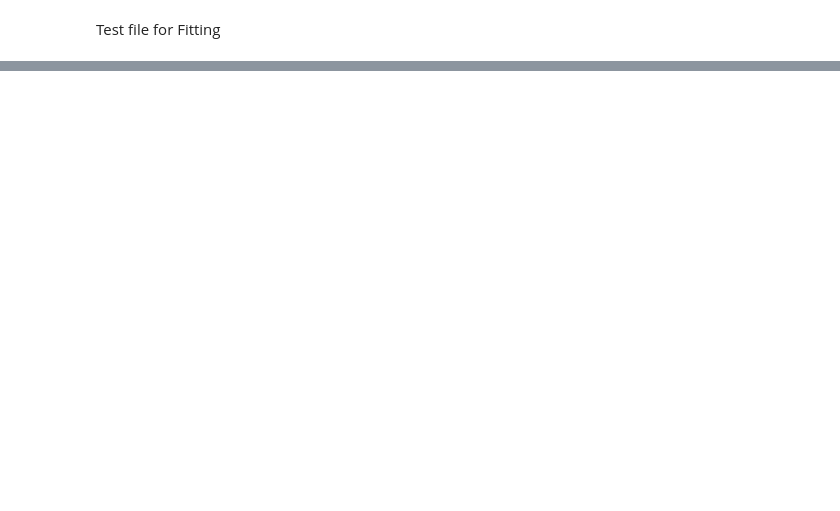
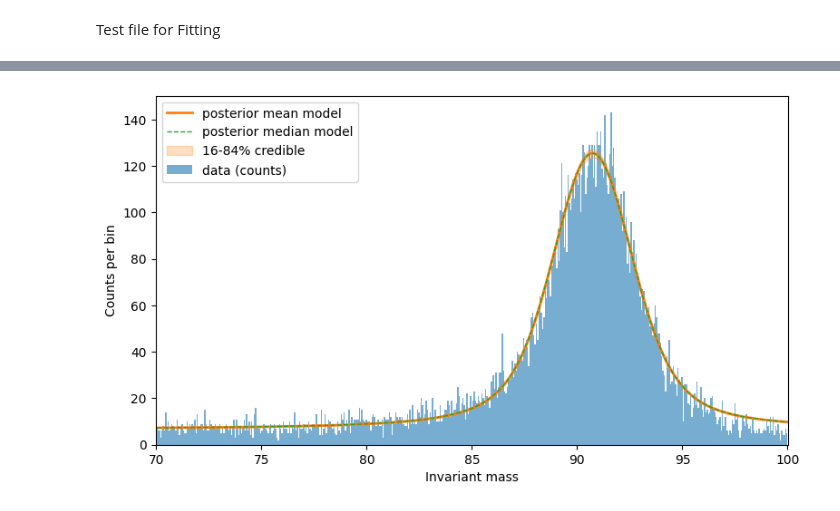
Before and after one commit to Lakshya-Awatramani/ZPeak_CMS, a Jupyter notebook: fitting_test.ipynb, the cells around one changed output, grey strips where cells are left out. Saved outputs shown, nothing was run; the diff lists cells and outputs as text; code cells hidden in the pictures; blank space fills up the shorter version.

```diff
--- a/fitting_test.ipynb
+++ b/fitting_test.ipynb
@@ -41,0 +60,68 @@ TypeError: log_posterior() missing 1 required positional argument: 'C'
+# %%
+import numpy as np
+
+# Plot fitted model from dynesty and compare to data
+# Uses variables already present in the notebook: results, bin_centers, bin_edges, observed_counts, voigt_profile
+
+import matplotlib.pyplot as plt
+
+# prepare arrays
+samples = results.samples            # (nsamp, 5): [m0, gamma, sigma, Nsig, Nbg]
+logw = results.logwt
+# stable normalized weights
+w = np.exp(logw - np.max(logw))
+w /= w.sum()
+
+# weighted mean (posterior mean) parameters
+m0, gamma, sigma, Nsig, Nbg = np.average(samples, axis=0, weights=w)
+
+# standard deviation of the parameters (posterior std)
+std_m0, std_gamma, std_sigma, std_Nsig, std_Nbg = np.sqrt(np.average((samples - [m0, gamma, sigma, Nsig, Nbg])**2, axis=0, weights=w))
+
+x = np.asarray(bin_centers)
+obs = np.asarray(observed_counts, dtype=float)
+width = np.diff(bin_edges)[0]
+
+# model from posterior-mean parameters
+profile = voigt_profile(x - m0, sigma, gamma)          # voigt_profile(x, sigma, gamma)
+pdf = profile / (profile.sum() + 1e-16)
+model_mean = Nsig * pdf + Nbg
+
+# uncertainty band from posterior samples (weighted draw)
+n_draw = 500
+rng = np.random.default_rng(12345)
+indices = rng.choice(len(samples), size=n_draw, replace=True, p=w)
+models = []
+for idx in indices:
+    p = samples[idx]
+    prof = voigt_profile(x - p[0], p[2], p[1])         # p = [m0, gamma, sigma, Nsig, Nbg]
+    pdf_i = prof / (prof.sum() + 1e-16)
+    models.append(p[3] * pdf_i + p[4])
+models = np.vstack(models)
+lower = np.percentile(models, 16, axis=0)
+upper = np.percentile(models, 84, axis=0)
+median = np.percentile(models, 50, axis=0)
+
+bestfitparametrs = np.array([m0, gamma, sigma, Nsig, Nbg], [std_m0, std_gamma, std_sigma, std_Nsig, std_Nbg])
+np.savetxt(bestfitparametrs)
+# Print best-fit parameters
+
+print(f"Posterior mean parameters:")
+print(rf"m0 = {m0:.2f} $\pm$ {std_m0:.2f} GeV")
+print(rf"gamma = {gamma:.2f} $\pm$ {std_gamma:.2f} GeV")
+print(rf"sigma = {sigma:.2f} $\pm$ {std_sigma:.2f} GeV")
+print(rf"Nsig = {Nsig:.2f} $\pm$ {std_Nsig:.2f}")
+print(rf"Nbg = {Nbg:.2f} $\pm$ {std_Nbg:.2f}")
+# plot
+fig, ax = plt.subplots(figsize=(9,5))
+ax.bar(x, obs, width=width, align='center', alpha=0.6, label='data (counts)')
+ax.plot(x, model_mean, color='C1', lw=2, label='posterior mean model')
+ax.plot(x, median, color='C2', lw=1, ls='--', label='posterior median model')
+ax.fill_between(x, lower, upper, color='C1', alpha=0.25, label='16-84% credible')
+ax.set_xlabel('Invariant mass')
+ax.set_ylabel('Counts per bin')
+ax.legend()
+ax.set_xlim(x.min() - width, x.max() + width)
+plt.show()
+# %% [output]
+[figure, added]
```
Also changed, not shown: parts of 8 cells of this notebook, 4 other files.
